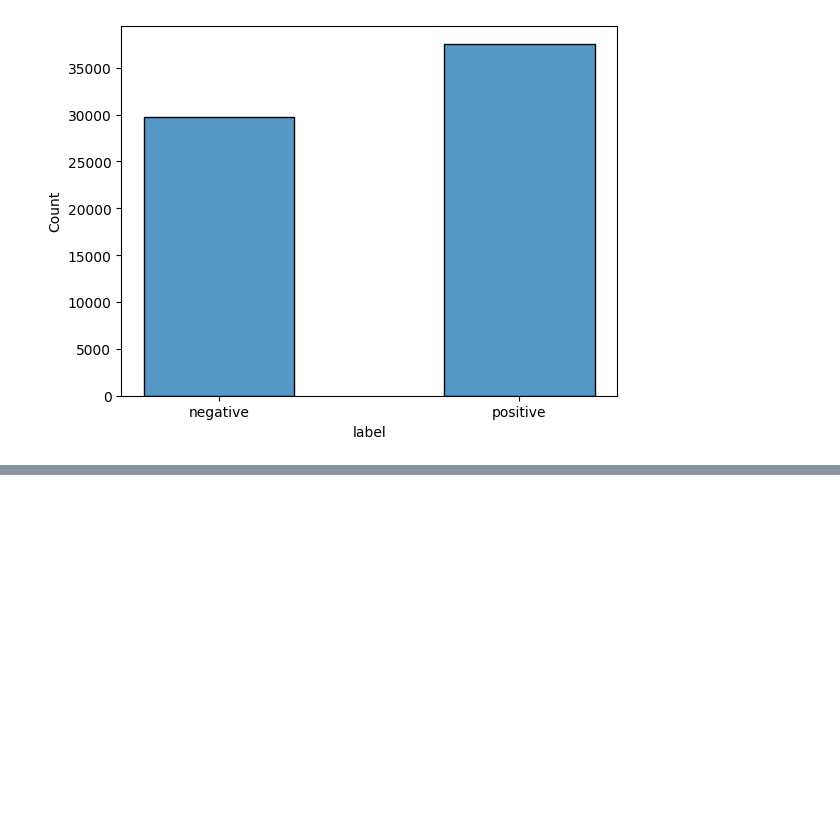
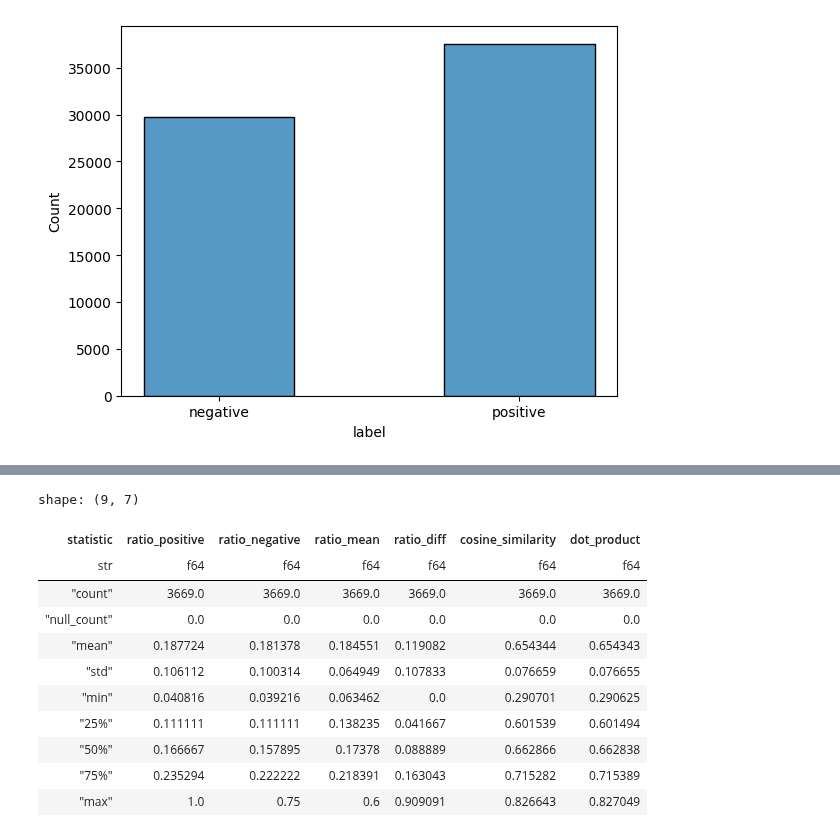
Before and after one commit to faunebl/thesis, a Jupyter notebook: importing_new_db.ipynb, the cells around one changed output, grey strips where cells are left out. Cells and saved outputs as stored; diff of their text form; code cells hidden in the pictures; blank space fills up the shorter version.

```diff
--- a/importing_new_db.ipynb
+++ b/importing_new_db.ipynb
@@ -52,7 +65,7 @@ similar_sentences = (
     .sort('label', descending=True)
     .unstack(step=37569, how="vertical", columns='sentence')
     .rename({'sentence_0': 'positive', 'sentence_1':'negative'})
-    .with_columns(pl.col('*').str.split(' '))
+    .with_columns(pl.col('*').str.strip().str.split(' '))
     .with_columns(pl.col('positive').list.set_intersection('negative').alias('similar_words'))
     .with_columns(pl.col('similar_words').list.len().alias('nb_similar_words'))
     .with_columns(pl.col('positive').list.len().alias('nb_positive_words'))
@@ -69,8 +82,10 @@ similar_sentences = (
     .sort('ratio_diff')
     .with_columns(pl.col('positive').list.join(' '))
     .with_columns(pl.col('negative').list.join(' '))
-    .filter(pl.col('ratio_mean').ge(0.5), pl.col('ratio_diff').le(0.5), pl.col('nb_positive_words').gt(1), pl.col('nb_negative_words').gt(1))
+    # .filter(pl.col('ratio_mean').ge(0.5), pl.col('ratio_diff').le(0.5), pl.col('nb_positive_words').gt(1), pl.col('nb_negative_words').gt(1))
 )
+# %%
+similar_sentences= similar_sentences.filter(pl.col('nb_similar_words').gt(1))
 # %%
 similar_sentences = similar_sentences.with_columns(
             pl.Series(
@@ -84,7 +99,7 @@ similar_sentences = similar_sentences.with_columns(
             )
         )
 # %%
-(
+similar_sentences = (
     similar_sentences
     .with_columns(
         similar_sentences.with_columns(pl.col('positive_embeddings').list.to_array(1024),pl.col('negative_embeddings').list.to_array(1024))
@@ -98,4 +113,6 @@ similar_sentences = similar_sentences.with_columns(
         .map_rows(function=lambda t :np.dot(a=t[10], b=np.transpose(t[11])))
     )
     .rename({'map': 'dot_product'})
+    .sort('cosine_similarity')
+    # .sort(['dot_product', 'cosine_similarity'])
 )
@@ -116,0 +119,15 @@ shape: (168, 14)
+# %%
+similar_sentences.select(cs.by_dtype(pl.Float64)).describe()
+# %% [output]
+shape: (9, 7)
+| statistic | ratio_positive | ratio_negative | ratio_mean | ratio_diff | cosine_similarity | dot_product |
+| str | f64 | f64 | f64 | f64 | f64 | f64 |
+| "count" | 3669.0 | 3669.0 | 3669.0 | 3669.0 | 3669.0 | 3669.0 |
+| "null_count" | 0.0 | 0.0 | 0.0 | 0.0 | 0.0 | 0.0 |
+| "mean" | 0.187724 | 0.181378 | 0.184551 | 0.119082 | 0.654344 | 0.654343 |
+| "std" | 0.106112 | 0.100314 | 0.064949 | 0.107833 | 0.076659 | 0.076655 |
+| "min" | 0.040816 | 0.039216 | 0.063462 | 0.0 | 0.290701 | 0.290625 |
+| "25%" | 0.111111 | 0.111111 | 0.138235 | 0.041667 | 0.601539 | 0.601494 |
+| "50%" | 0.166667 | 0.157895 | 0.17378 | 0.088889 | 0.662866 | 0.662838 |
+| "75%" | 0.235294 | 0.222222 | 0.218391 | 0.163043 | 0.715282 | 0.715389 |
+| "max" | 1.0 | 0.75 | 0.6 | 0.909091 | 0.826643 | 0.827049 |
```
Also changed, not shown: parts of 11 cells of this notebook, 1 other file.
